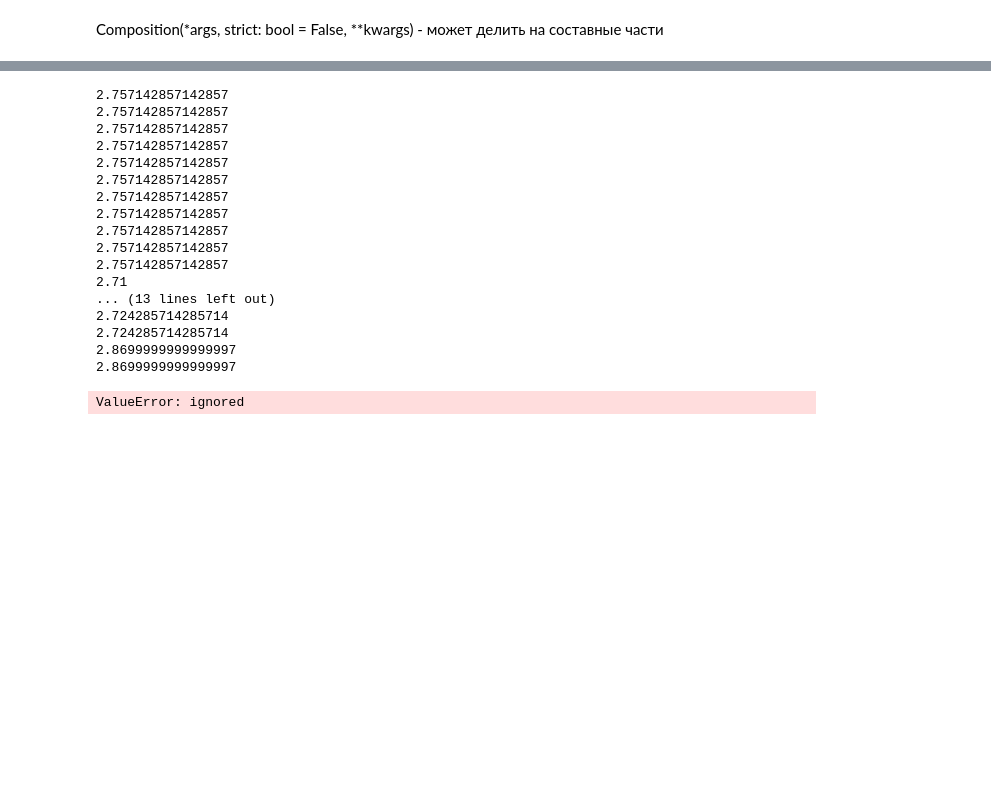
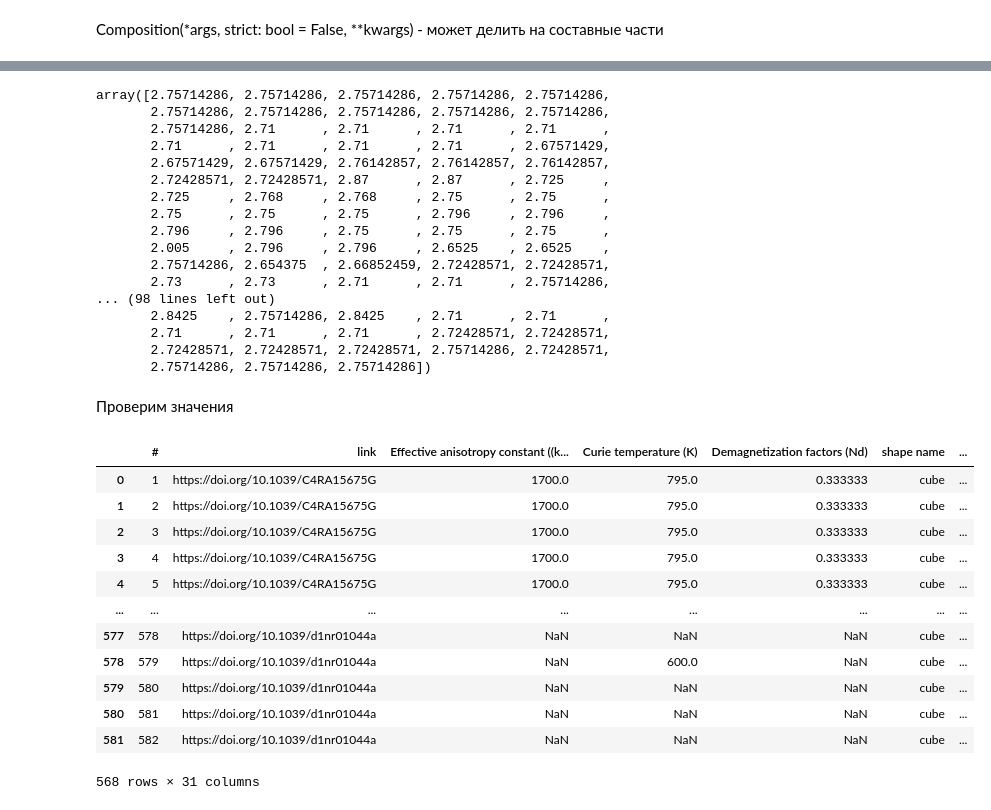
Before and after one commit to kwillon/Megy, a Jupyter notebook: MEP.ipynb, the cells around one changed output, grey strips where cells are left out. Cells and saved outputs as stored; diff of their text form; code cells hidden in the pictures; blank space fills up the shorter version.

```diff
--- a/MEP.ipynb
+++ b/MEP.ipynb
@@ -90,32 +185,45 @@ AttributeError: ignored
 # %%
+list1 = []
 for formula in df['Core composition (formula)']:
-  if formula.isalnum( ) == True:
-    comp = Composition(formula)
-    df['Electronegativity core'] = comp.average_electroneg
-  else:
-    line = re.split("-|@|/", formula)
-    compSum = 0
-    while _ in line:
-      comp1 = Composition(i)
-      compSum += comp1
-    df['Electronegativity core'] = compSum.average_electroneg
-  print(comp.average_electroneg)
+  comp = Composition(formula)
+  list1.append(comp.average_electroneg)
+
+df['Electronegativity core'] = list1
+
+df['Electronegativity core'].values
 # %% [output]
-2.757142857142857
-2.757142857142857
-2.757142857142857
-2.757142857142857
-2.757142857142857
-2.757142857142857
-2.757142857142857
-2.757142857142857
-2.757142857142857
-2.757142857142857
-2.757142857142857
-2.71
-... (13 lines left out)
-2.724285714285714
-2.724285714285714
-2.8699999999999997
-2.8699999999999997
+array([2.75714286, 2.75714286, 2.75714286, 2.75714286, 2.75714286,
+       2.75714286, 2.75714286, 2.75714286, 2.75714286, 2.75714286,
+       2.75714286, 2.71      , 2.71      , 2.71      , 2.71      ,
+       2.71      , 2.71      , 2.71      , 2.71      , 2.67571429,
+       2.67571429, 2.67571429, 2.76142857, 2.76142857, 2.76142857,
+       2.72428571, 2.72428571, 2.87      , 2.87      , 2.725     ,
+       2.725     , 2.768     , 2.768     , 2.75      , 2.75      ,
+       2.75      , 2.75      , 2.75      , 2.796     , 2.796     ,
+       2.796     , 2.796     , 2.75      , 2.75      , 2.75      ,
+       2.005     , 2.796     , 2.796     , 2.6525    , 2.6525    ,
+       2.75714286, 2.654375  , 2.66852459, 2.72428571, 2.72428571,
+       2.73      , 2.73      , 2.71      , 2.71      , 2.75714286,
+... (98 lines left out)
+       2.8425    , 2.75714286, 2.8425    , 2.71      , 2.71      ,
+       2.71      , 2.71      , 2.71      , 2.72428571, 2.72428571,
+       2.72428571, 2.72428571, 2.72428571, 2.75714286, 2.72428571,
+       2.75714286, 2.75714286, 2.75714286])
-ValueError: ignored
+# %% [markdown]
+Проверим значения
+# %%
+df
+# %% [output]
+|  | # | link | Effective anisotropy constant ((k... | Curie temperature (K) | Demagnetization factors (Nd) | shape name | ... |
+| 0 | 1 | https://doi.org/10.1039/C4RA15675G | 1700.0 | 795.0 | 0.333333 | cube | ... |
+| 1 | 2 | https://doi.org/10.1039/C4RA15675G | 1700.0 | 795.0 | 0.333333 | cube | ... |
+| 2 | 3 | https://doi.org/10.1039/C4RA15675G | 1700.0 | 795.0 | 0.333333 | cube | ... |
+| 3 | 4 | https://doi.org/10.1039/C4RA15675G | 1700.0 | 795.0 | 0.333333 | cube | ... |
+| 4 | 5 | https://doi.org/10.1039/C4RA15675G | 1700.0 | 795.0 | 0.333333 | cube | ... |
+| ... | ... | ... | ... | ... | ... | ... | ... |
+| 577 | 578 | https://doi.org/10.1039/d1nr01044a | NaN | NaN | NaN | cube | ... |
+| 578 | 579 | https://doi.org/10.1039/d1nr01044a | NaN | 600.0 | NaN | cube | ... |
+| 579 | 580 | https://doi.org/10.1039/d1nr01044a | NaN | NaN | NaN | cube | ... |
+| 580 | 581 | https://doi.org/10.1039/d1nr01044a | NaN | NaN | NaN | cube | ... |
+| 581 | 582 | https://doi.org/10.1039/d1nr01044a | NaN | NaN | NaN | cube | ... |
+568 rows × 31 columns
```
Also changed, not shown: parts of 20 cells of this notebook.
